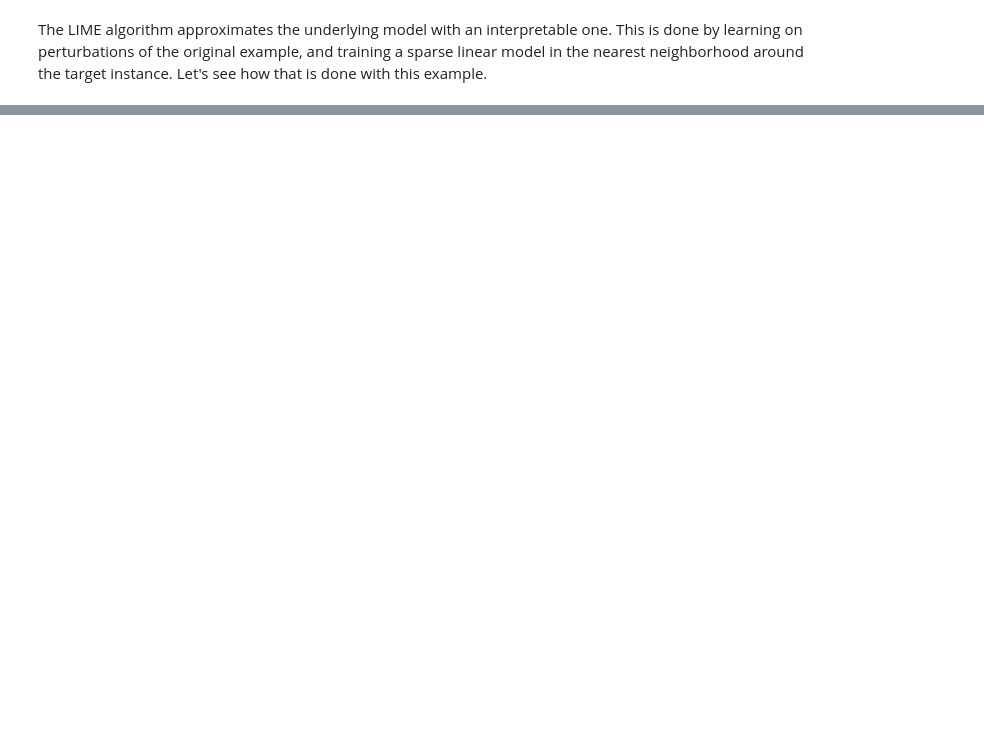
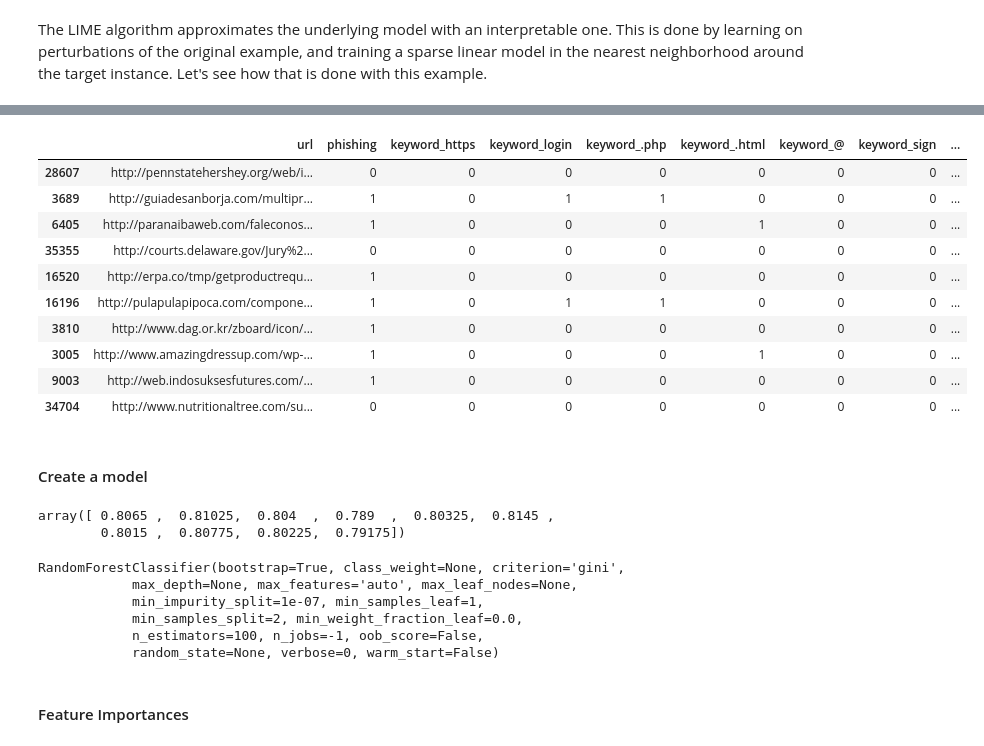
Before and after one commit to albahnsen/Talk_Demystifying_Machine_Learning, a Jupyter notebook: Demystifying_Machine_Learning_using_LIME.ipynb, the cells around one changed output, grey strips where cells are left out. Saved outputs shown, nothing was run; the diff lists cells and outputs as text; code cells hidden in the pictures; blank space fills up the shorter version.

```diff
--- a/Demystifying_Machine_Learning_using_LIME.ipynb
+++ b/Demystifying_Machine_Learning_using_LIME.ipynb
@@ -48,0 +142,4 @@ Afterwards, Swordphish uses a Random Forest classifier that was trained with a t
+# %%
+keywords = ['https', 'login', '.php', '.html', '@', 'sign']
+for keyword in keywords:
+    data['keyword_' + keyword] = data.url.str.contains(keyword).astype(int)
@@ -48,0 +151,4 @@ Afterwards, Swordphish uses a Random Forest classifier that was trained with a t
+# %%
+data['length'] = data.url.str.len() - 2
+domain = data.url.str.split('/', expand=True).iloc[:, 2]
+data['length_domain'] = domain.str.len()
@@ -48,0 +171,20 @@ Afterwards, Swordphish uses a Random Forest classifier that was trained with a t
+# %%
+data['isIP'] = (domain.str.replace('.', '') * 1).str.isnumeric().astype(int)
+# %%
+data['count_com'] = data.url.str.count('com')
+# %%
+data.sample(10, random_state=4)
+# %% [output]
+|  | url | phishing | keyword_https | keyword_login | keyword_.php | keyword_.html | keyword_@ | keyword_sign | ... |
+| 28607 | http://pennstatehershey.org/web/i... | 0 | 0 | 0 | 0 | 0 | 0 | 0 | ... |
+| 3689 | http://guiadesanborja.com/multipr... | 1 | 0 | 1 | 1 | 0 | 0 | 0 | ... |
+| 6405 | http://paranaibaweb.com/faleconos... | 1 | 0 | 0 | 0 | 1 | 0 | 0 | ... |
+| 35355 | http://courts.delaware.gov/Jury%2... | 0 | 0 | 0 | 0 | 0 | 0 | 0 | ... |
+| 16520 | http://erpa.co/tmp/getproductrequ... | 1 | 0 | 0 | 0 | 0 | 0 | 0 | ... |
+| 16196 | http://pulapulapipoca.com/compone... | 1 | 0 | 1 | 1 | 0 | 0 | 0 | ... |
+| 3810 | http://www.dag.or.kr/zboard/icon/... | 1 | 0 | 0 | 0 | 0 | 0 | 0 | ... |
+| 3005 | http://www.amazingdressup.com/wp-... | 1 | 0 | 0 | 0 | 1 | 0 | 0 | ... |
+| 9003 | http://web.indosuksesfutures.com/... | 1 | 0 | 0 | 0 | 0 | 0 | 0 | ... |
+| 34704 | http://www.nutritionaltree.com/su... | 0 | 0 | 0 | 0 | 0 | 0 | 0 | ... |
+# %% [markdown]
+#### Create a model
@@ -48,0 +199,16 @@ Afterwards, Swordphish uses a Random Forest classifier that was trained with a t
+# %%
+cross_val_score(clf, X, y, cv=10)
+# %% [output]
+array([ 0.8065 ,  0.81025,  0.804  ,  0.789  ,  0.80325,  0.8145 ,
+        0.8015 ,  0.80775,  0.80225,  0.79175])
+# %%
+clf.fit(X, y)
+# %% [output]
+RandomForestClassifier(bootstrap=True, class_weight=None, criterion='gini',
+            max_depth=None, max_features='auto', max_leaf_nodes=None,
+            min_impurity_split=1e-07, min_samples_leaf=1,
+            min_samples_split=2, min_weight_fraction_leaf=0.0,
+            n_estimators=100, n_jobs=-1, oob_score=False,
+            random_state=None, verbose=0, warm_start=False)
+# %% [markdown]
+#### Feature Importances
```
Also changed, not shown: parts of 35 cells of this notebook, 1 other file.
